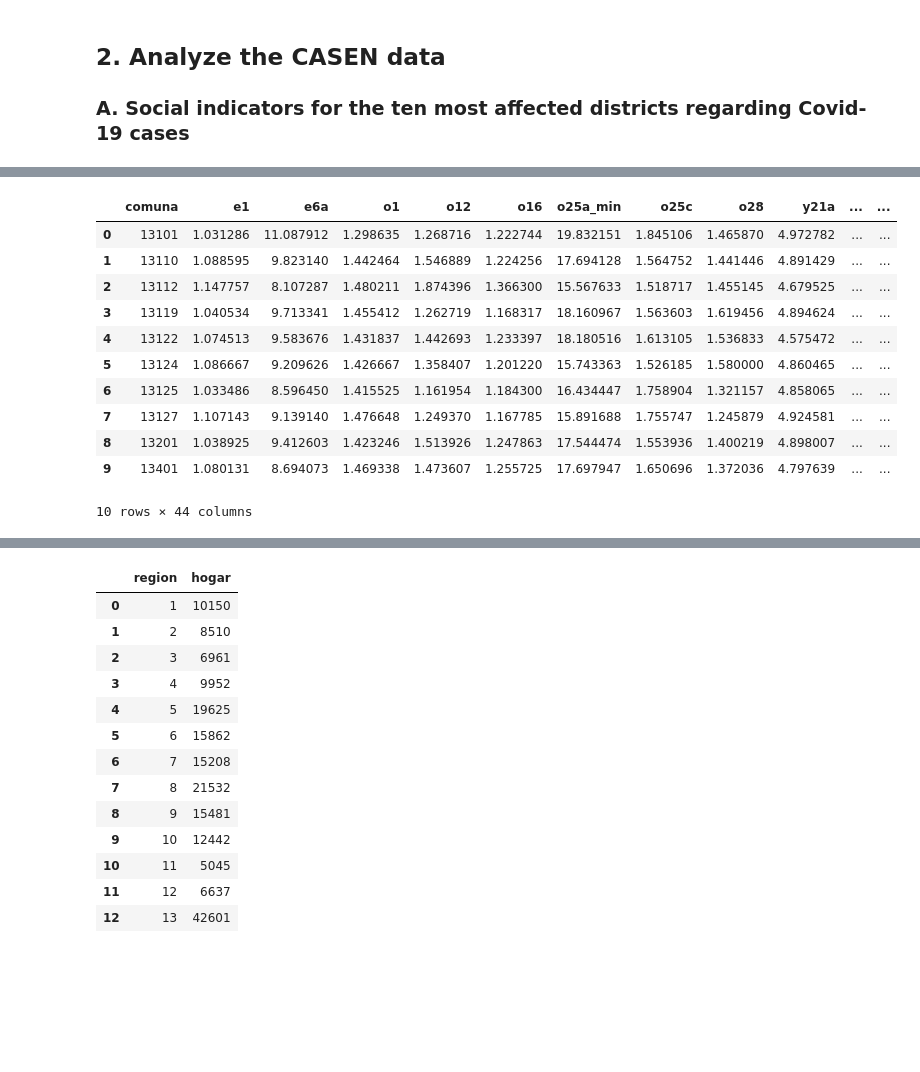
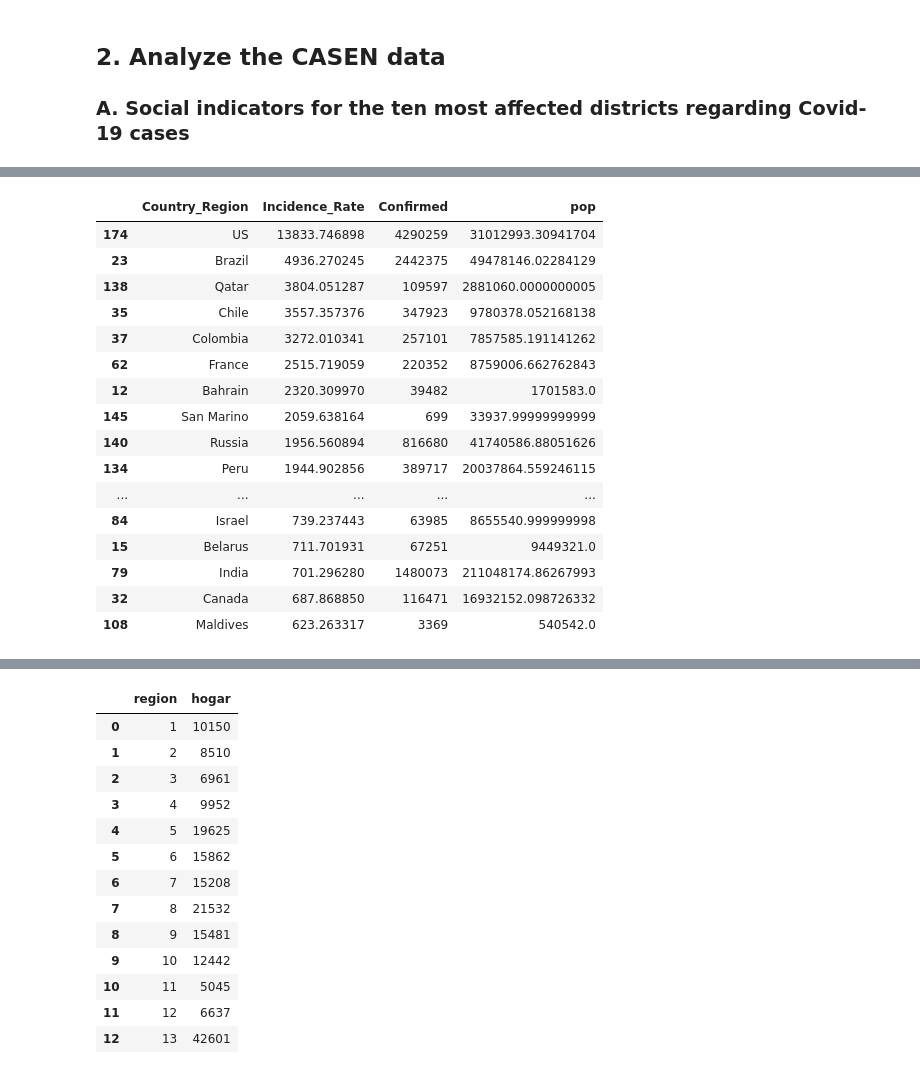
Before and after one commit to muellermax/Chile-Capstone, a Jupyter notebook: Chile Capstone.ipynb, the cells around one changed output, grey strips where cells are left out. Saved outputs shown, nothing was run; the diff lists cells and outputs as text; code cells hidden in the pictures; blank space fills up the shorter version.

```diff
--- a/Chile Capstone.ipynb
+++ b/Chile Capstone.ipynb
@@ -335,3 +383,30 @@ get_most_affected_districts(deaths_districts, 'deaths', 10)
+# %%
+df = csse_all_data.groupby('Country_Region').agg({'Incidence_Rate': 'max',
+                                                  'Confirmed': 'sum'}).reset_index().sort_values('Incidence_Rate', ascending = False).head(30)
+
+df['pop'] = (df['Confirmed'] / df['Incidence_Rate']) * 100000
+
+df['pop'] = df['pop'].astype('str')
+
+df
+# %% [output]
+|  | Country_Region | Incidence_Rate | Confirmed | pop |
+| 174 | US | 13833.746898 | 4290259 | 31012993.30941704 |
+| 23 | Brazil | 4936.270245 | 2442375 | 49478146.02284129 |
+| 138 | Qatar | 3804.051287 | 109597 | 2881060.0000000005 |
+| 35 | Chile | 3557.357376 | 347923 | 9780378.052168138 |
+| 37 | Colombia | 3272.010341 | 257101 | 7857585.191141262 |
+| 62 | France | 2515.719059 | 220352 | 8759006.662762843 |
+| 12 | Bahrain | 2320.309970 | 39482 | 1701583.0 |
+| 145 | San Marino | 2059.638164 | 699 | 33937.99999999999 |
+| 140 | Russia | 1956.560894 | 816680 | 41740586.88051626 |
+| 134 | Peru | 1944.902856 | 389717 | 20037864.559246115 |
+| ... | ... | ... | ... | ... |
+| 84 | Israel | 739.237443 | 63985 | 8655540.999999998 |
+| 15 | Belarus | 711.701931 | 67251 | 9449321.0 |
+| 79 | India | 701.296280 | 1480073 | 211048174.86267993 |
+| 32 | Canada | 687.868850 | 116471 | 16932152.098726332 |
+| 108 | Maldives | 623.263317 | 3369 | 540542.0 |
 # %%
 # Store 10 most affected districts (cases) in list:
 cases_districts_list = list(get_most_affected_districts(cases_districts, 'cases', 10)['District ID'])
@@ -347,20 +422,7 @@ casen_district_cases_grouped = casen_district_cases.groupby(['comuna'])[[i for i
 casen_district_cases_grouped
 
 #### How this was solved with USA:
-svi_all_counties_cases = svi_all_counties.merge(us_cases_all_counties, on = 'county_fips').sort_values('confirmed_cases', ascending = False)
+#svi_all_counties_cases = svi_all_counties.merge(us_cases_all_counties, on = 'county_fips').sort_values('confirmed_cases', ascending = False)
-# %% [output]
-|  | comuna | e1 | e6a | o1 | o12 | o16 | o25a_min | o25c | o28 | y21a | ... | ... |
-| 0 | 13101 | 1.031286 | 11.087912 | 1.298635 | 1.268716 | 1.222744 | 19.832151 | 1.845106 | 1.465870 | 4.972782 | ... | ... |
-| 1 | 13110 | 1.088595 | 9.823140 | 1.442464 | 1.546889 | 1.224256 | 17.694128 | 1.564752 | 1.441446 | 4.891429 | ... | ... |
-| 2 | 13112 | 1.147757 | 8.107287 | 1.480211 | 1.874396 | 1.366300 | 15.567633 | 1.518717 | 1.455145 | 4.679525 | ... | ... |
-| 3 | 13119 | 1.040534 | 9.713341 | 1.455412 | 1.262719 | 1.168317 | 18.160967 | 1.563603 | 1.619456 | 4.894624 | ... | ... |
-| 4 | 13122 | 1.074513 | 9.583676 | 1.431837 | 1.442693 | 1.233397 | 18.180516 | 1.613105 | 1.536833 | 4.575472 | ... | ... |
-| 5 | 13124 | 1.086667 | 9.209626 | 1.426667 | 1.358407 | 1.201220 | 15.743363 | 1.526185 | 1.580000 | 4.860465 | ... | ... |
-| 6 | 13125 | 1.033486 | 8.596450 | 1.415525 | 1.161954 | 1.184300 | 16.434447 | 1.758904 | 1.321157 | 4.858065 | ... | ... |
-| 7 | 13127 | 1.107143 | 9.139140 | 1.476648 | 1.249370 | 1.167785 | 15.891688 | 1.755747 | 1.245879 | 4.924581 | ... | ... |
-| 8 | 13201 | 1.038925 | 9.412603 | 1.423246 | 1.513926 | 1.247863 | 17.544474 | 1.553936 | 1.400219 | 4.898007 | ... | ... |
-| 9 | 13401 | 1.080131 | 8.694073 | 1.469338 | 1.473607 | 1.255725 | 17.697947 | 1.650696 | 1.372036 | 4.797639 | ... | ... |
-10 rows × 44 columns
 # %%
 casen_district_cases_grouped.loc[:, 'cases'] = casen_district_cases_grouped.loc['comuna' == cases_districts['District ID']]
 
```
Also changed, not shown: parts of 9 cells of this notebook, 4 other files.
